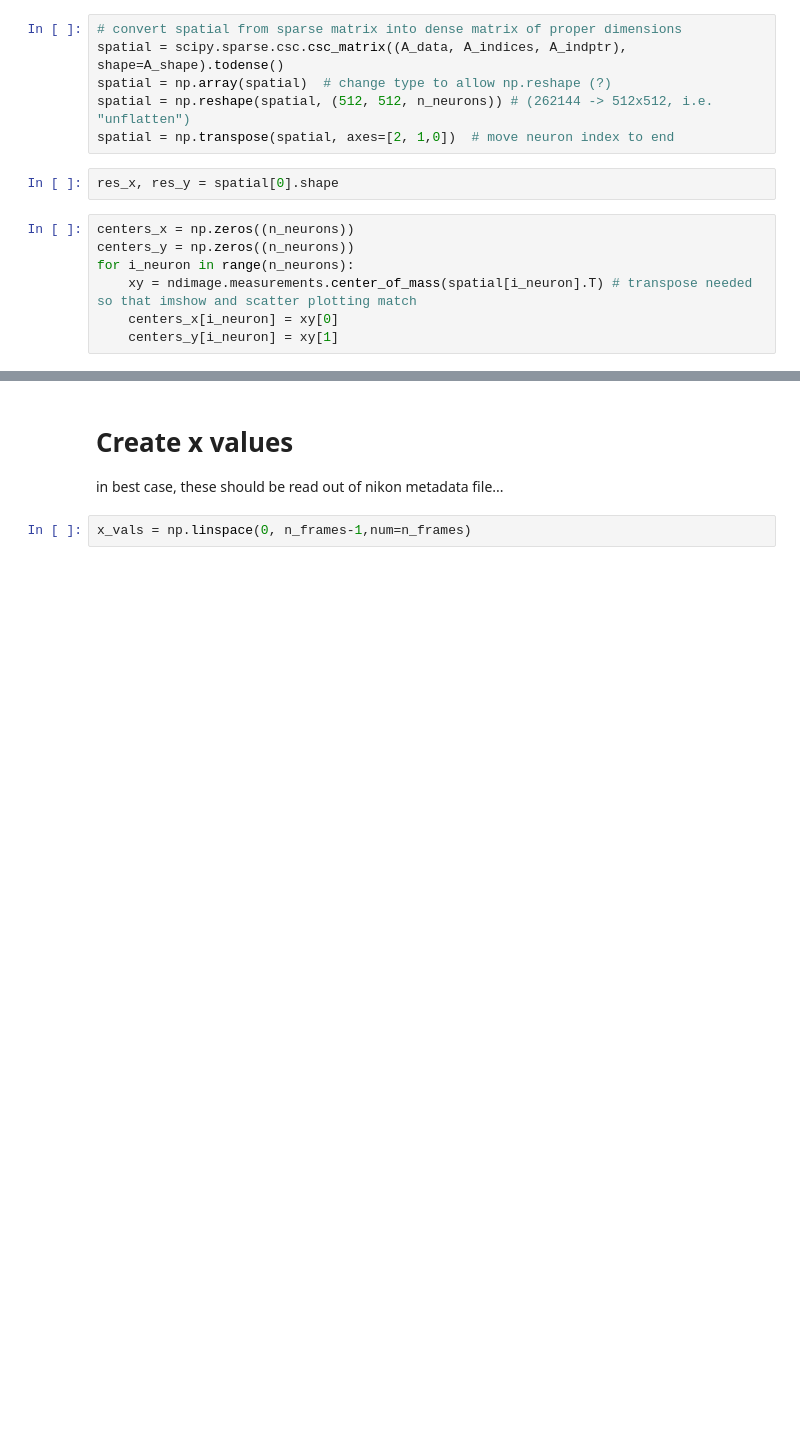
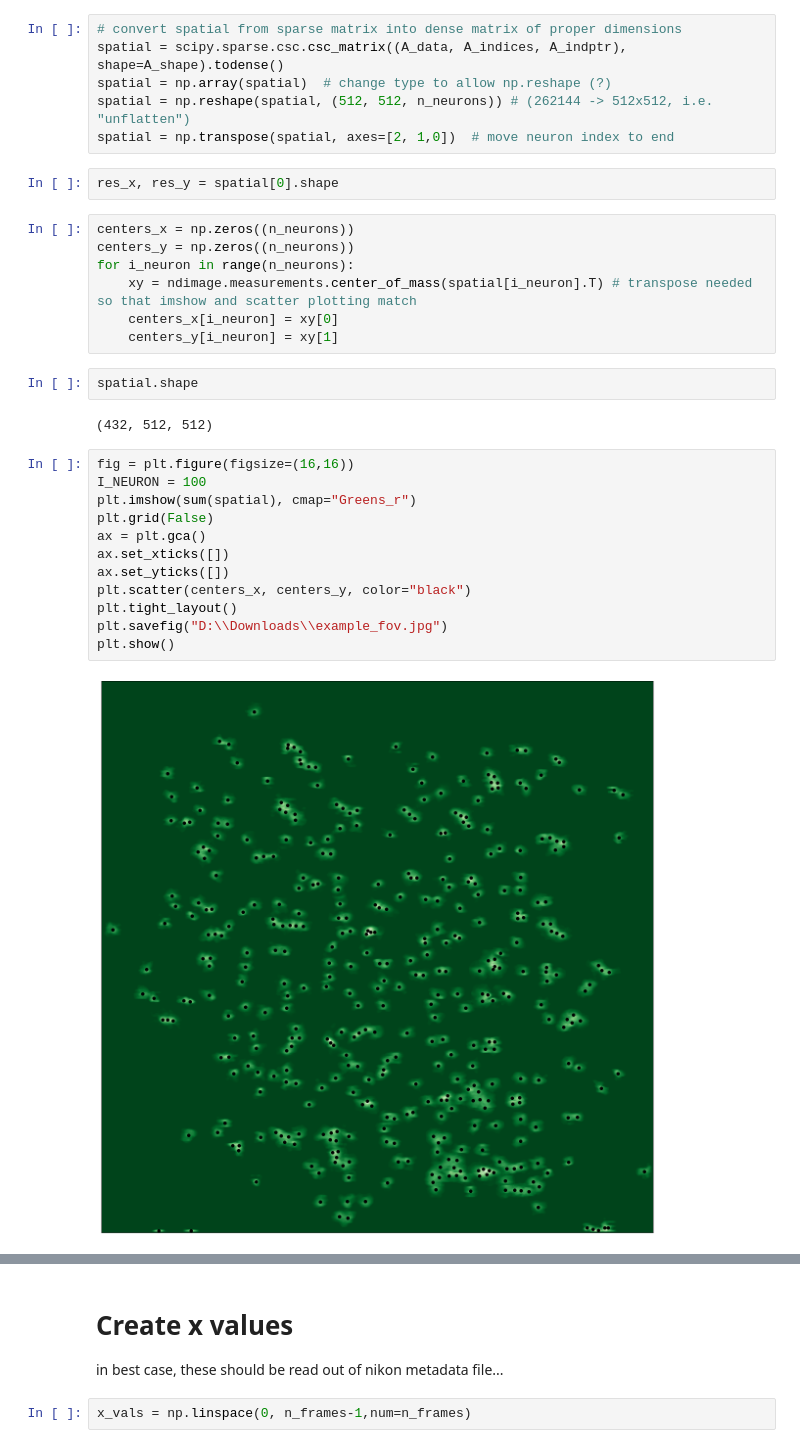
Before and after one commit to mitlabence/2p-py, a Jupyter notebook: 3a Extract neuron onset times and grid data.ipynb, the cells around one changed output, grey strips where cells are left out. Saved outputs shown, nothing was run; the diff lists cells and outputs as text; blank space fills up the shorter version.

Commit message:
Added extra figures for presentation purposes

```diff
--- a/3a Extract neuron onset times and grid data.ipynb
+++ b/3a Extract neuron onset times and grid data.ipynb
@@ -98,6 +105,24 @@ for i_neuron in range(n_neurons):
     xy = ndimage.measurements.center_of_mass(spatial[i_neuron].T) # transpose needed so that imshow and scatter plotting match
     centers_x[i_neuron] = xy[0]
     centers_y[i_neuron] = xy[1]
+# %%
+spatial.shape
+# %% [output]
+(432, 512, 512)
+# %%
+fig = plt.figure(figsize=(16,16))
+I_NEURON = 100
+plt.imshow(sum(spatial), cmap="Greens_r")
+plt.grid(False)
+ax = plt.gca()
+ax.set_xticks([])
+ax.set_yticks([])
+plt.scatter(centers_x, centers_y, color="black")
+plt.tight_layout()
+plt.savefig("D:\\Downloads\\example_fov.jpg")
+plt.show()
+# %% [output]
+[figure, added]
 # %%
 fig = plt.figure(figsize=(16,16))
 I_NEURON = 100
```
Also changed, not shown: parts of 16 cells of this notebook, 3 other files.
